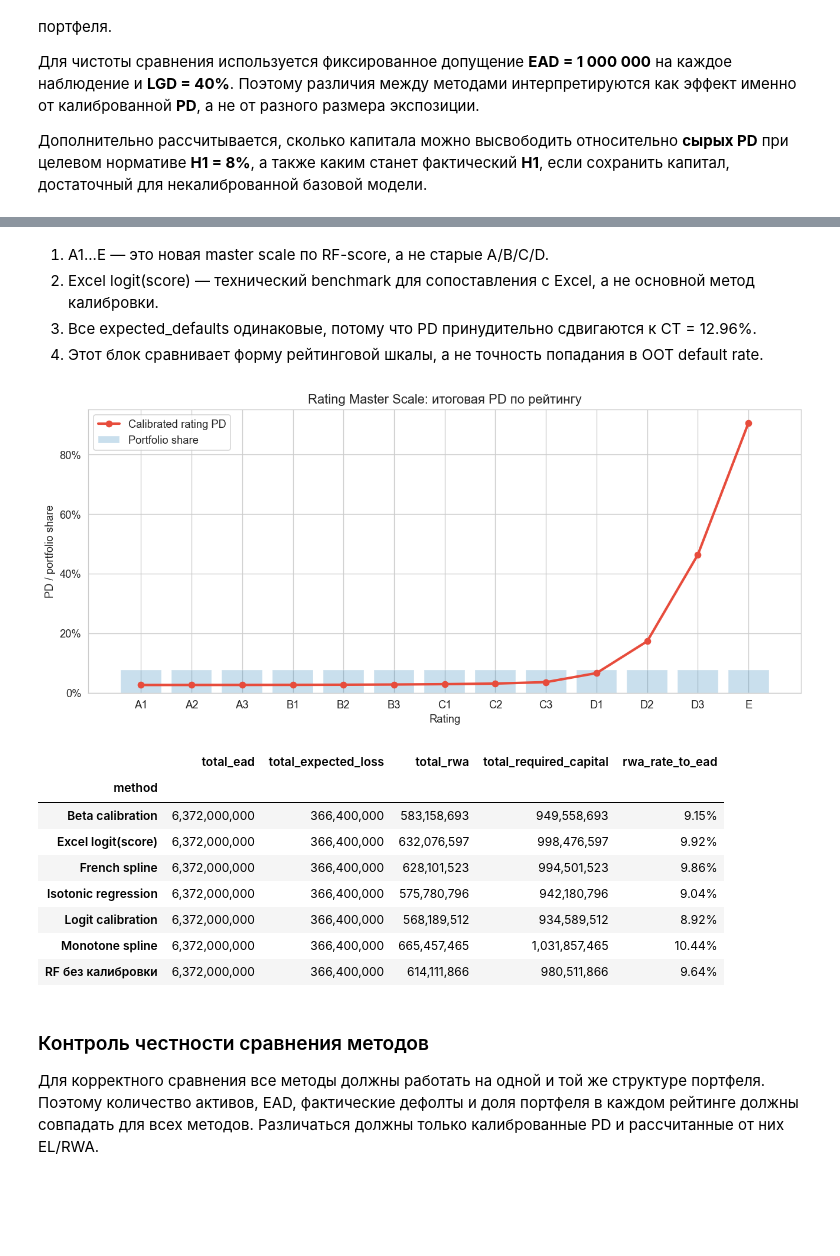
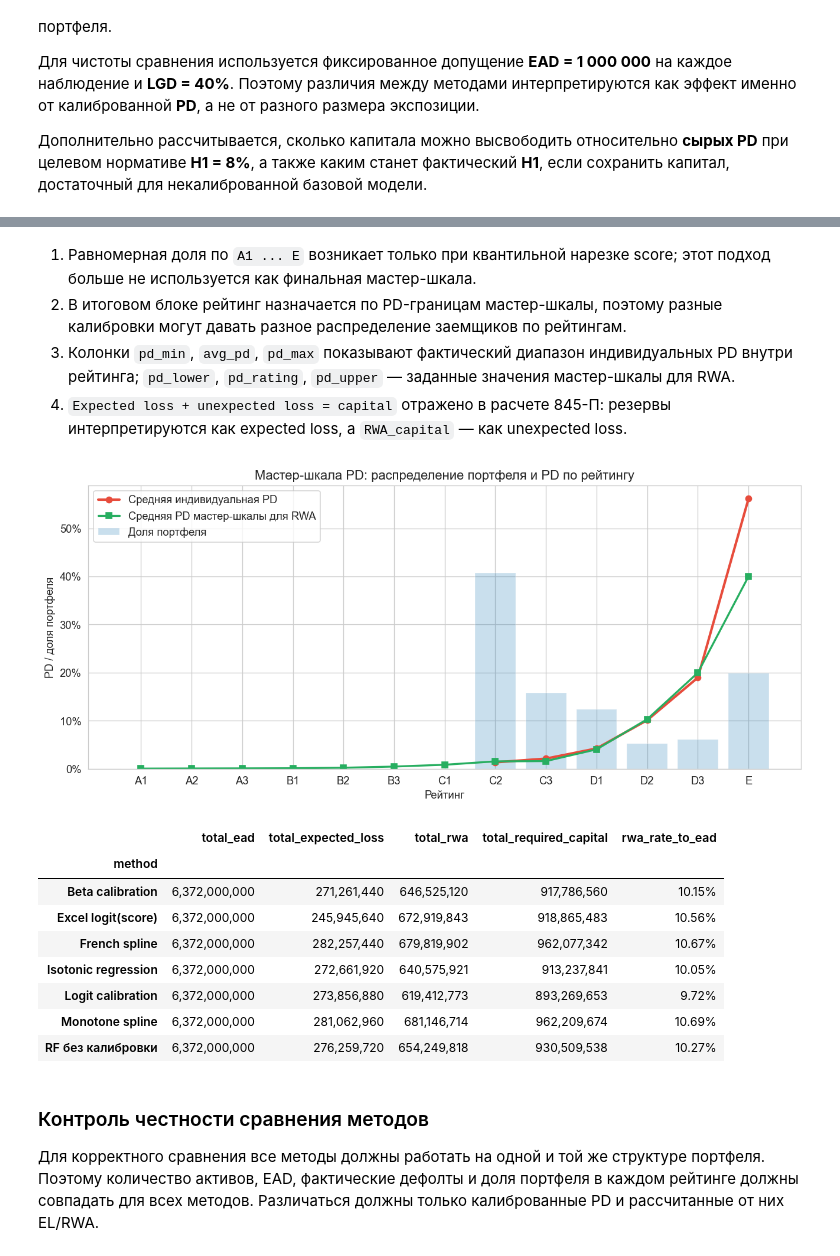
Before and after one commit to ddudenko275-boop/ColebrationTedo, a Jupyter notebook: notebooks/pd_calibration.ipynb, the cells around one changed output, grey strips where cells are left out. Saved outputs shown, nothing was run; the diff lists cells and outputs as text; code cells hidden in the pictures; blank space fills up the shorter version.

Commit message:
Fix master scale portfolio distribution

```diff
--- a/notebooks/pd_calibration.ipynb
+++ b/notebooks/pd_calibration.ipynb
@@ -1117,61 +1195,69 @@ EAD на один актив:                1,000,000
 # %% [markdown]
-1. A1...E — это новая master scale по RF-score, а не старые A/B/C/D.
-2. Excel logit(score) — технический benchmark для сопоставления с Excel, а не основной метод калибровки.
-3. Все expected_defaults одинаковые, потому что PD принудительно сдвигаются к CT = 12.96%.
-4. Этот блок сравнивает форму рейтинговой шкалы, а не точность попадания в OOT default rate.
+1. Равномерная доля по `A1 ... E` возникает только при квантильной нарезке score; этот подход больше не используется как финальная мастер-шкала.
+2. В итоговом блоке рейтинг назначается по PD-границам мастер-шкалы, поэтому разные калибровки могут давать разное распределение заемщиков по рейтингам.
+3. Колонки `pd_min`, `avg_pd`, `pd_max` показывают фактический диапазон индивидуальных PD внутри рейтинга; `pd_lower`, `pd_rating`, `pd_upper` — заданные значения мастер-шкалы для RWA.
+4. `Expected loss + unexpected loss = capital` отражено в расчете 845-П: резервы интерпретируются как expected loss, а `RWA_capital` — как unexpected loss.
 # %%
 fig, ax = plt.subplots(figsize=(11, 5))
 plot_scale = master_scale_panel[master_scale_panel["method"] == master_scale_method].copy()
 ax.plot(
     plot_scale["rating"],
-    plot_scale["pd_rating"],
+    plot_scale["avg_pd"],
     marker="o",
     linewidth=2.5,
     color=COLORS[0],
-    label="Calibrated rating PD",
+    label="Средняя индивидуальная PD",
+)
+ax.plot(
+    plot_scale["rating"],
+    plot_scale["pd_rating"],
+    marker="s",
+    linewidth=2.0,
+    color=COLORS[2],
+    label="Средняя PD мастер-шкалы для RWA",
 )
 ax.bar(
     plot_scale["rating"],
     plot_scale["portfolio_count_share"],
     alpha=0.25,
     color=COLORS[1],
-    label="Portfolio share",
+    label="Доля портфеля",
 )
-ax.set_xlabel("Rating")
-ax.set_ylabel("PD / portfolio share")
-ax.set_title("Rating Master Scale: итоговая PD по рейтингу")
+ax.set_xlabel("Рейтинг")
+ax.set_ylabel("PD / доля портфеля")
+ax.set_title("Мастер-шкала PD: распределение портфеля и PD по рейтингу")
 ax.yaxis.set_major_formatter(PercentFormatter(1.0))
 ax.legend()
 plt.tight_layout()
 plt.show()
 
 display(
     master_scale_capital[[
         "total_ead",
         "total_expected_loss",
         "total_rwa",
         "total_required_capital",
         "rwa_rate_to_ead",
     ]]
     .style.format({
         "total_ead": "{:,.0f}",
         "total_expected_loss": "{:,.0f}",
         "total_rwa": "{:,.0f}",
         "total_required_capital": "{:,.0f}",
         "rwa_rate_to_ead": "{:.2%}",
     })
 )
 # %% [output]
-[figure, old version]
+[figure, new version]
 |  | total_ead | total_expected_loss | total_rwa | total_required_capital | rwa_rate_to_ead |
 | method |  |  |  |  |  |
-| Beta calibration | 6,372,000,000 | 366,400,000 | 583,158,693 | 949,558,693 | 9.15% |
-| Excel logit(score) | 6,372,000,000 | 366,400,000 | 632,076,597 | 998,476,597 | 9.92% |
-| French spline | 6,372,000,000 | 366,400,000 | 628,101,523 | 994,501,523 | 9.86% |
-| Isotonic regression | 6,372,000,000 | 366,400,000 | 575,780,796 | 942,180,796 | 9.04% |
-| Logit calibration | 6,372,000,000 | 366,400,000 | 568,189,512 | 934,589,512 | 8.92% |
-| Monotone spline | 6,372,000,000 | 366,400,000 | 665,457,465 | 1,031,857,465 | 10.44% |
-| RF без калибровки | 6,372,000,000 | 366,400,000 | 614,111,866 | 980,511,866 | 9.64% |
+| Beta calibration | 6,372,000,000 | 271,261,440 | 646,525,120 | 917,786,560 | 10.15% |
+| Excel logit(score) | 6,372,000,000 | 245,945,640 | 672,919,843 | 918,865,483 | 10.56% |
+| French spline | 6,372,000,000 | 282,257,440 | 679,819,902 | 962,077,342 | 10.67% |
+| Isotonic regression | 6,372,000,000 | 272,661,920 | 640,575,921 | 913,237,841 | 10.05% |
+| Logit calibration | 6,372,000,000 | 273,856,880 | 619,412,773 | 893,269,653 | 9.72% |
+| Monotone spline | 6,372,000,000 | 281,062,960 | 681,146,714 | 962,209,674 | 10.69% |
+| RF без калибровки | 6,372,000,000 | 276,259,720 | 654,249,818 | 930,509,538 | 10.27% |
 # %% [markdown]
 ### Контроль честности сравнения методов
 
```
Also changed, not shown: parts of 12 cells of this notebook, 2 other files.
